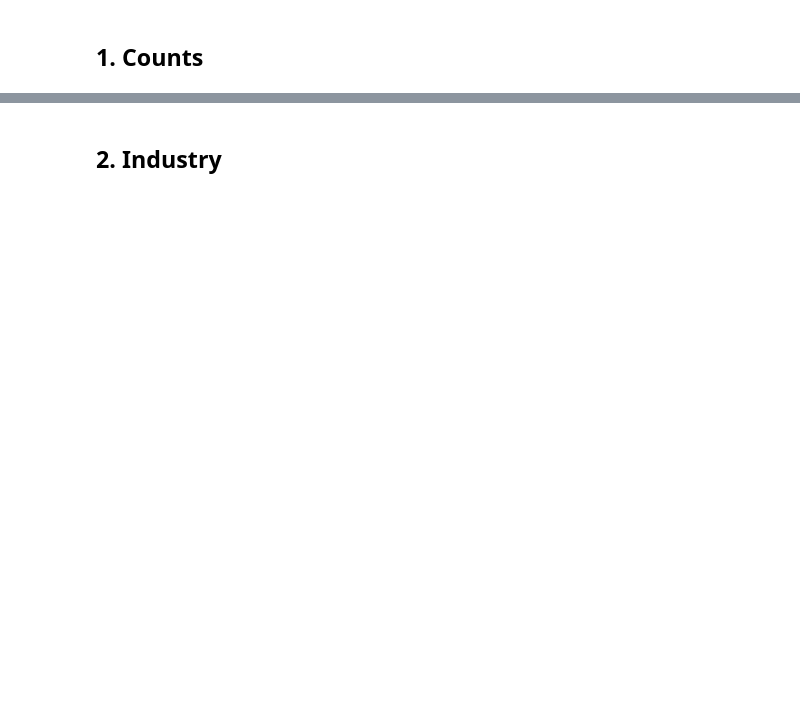
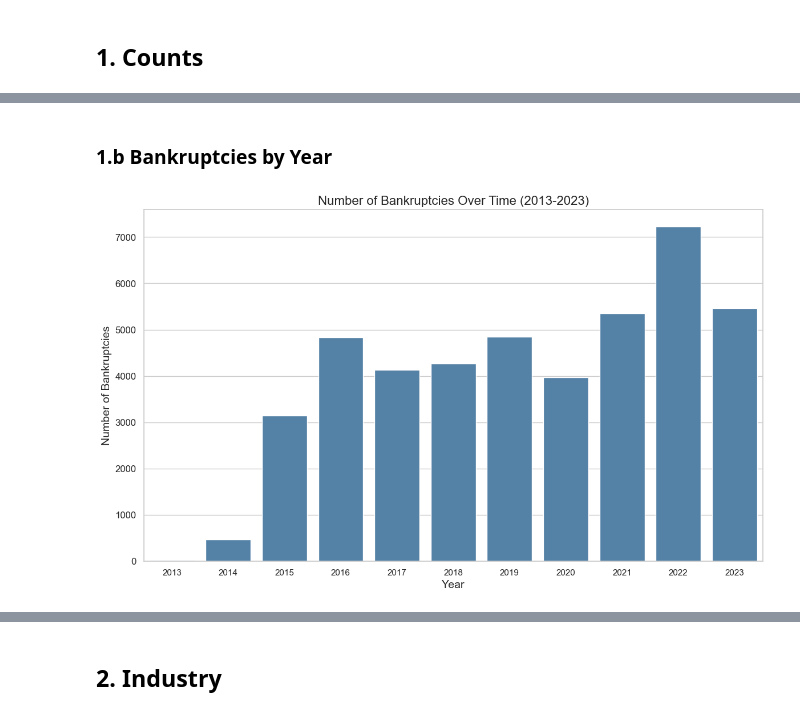
Before and after one commit to annabramsloew/company2vec, a Jupyter notebook: Notebooks/exploratory_analysis.ipynb, the cells around one changed output, grey strips where cells are left out. Drawn from its saved outputs; the diff is of its cells as text; code cells hidden in the pictures; blank space fills up the shorter version.

Commit message:
exploratory analysis of bankruptcy, selected categories (anna)

```diff
--- a/Notebooks/exploratory_analysis.ipynb
+++ b/Notebooks/exploratory_analysis.ipynb
@@ -219,0 +161,29 @@ tensor([5., 5., 5., 5., 5., 5., 5., 5., 5., 5.], dtype=torch.float64)
+# %% [markdown]
+### 1.b Bankruptcies by Year
+# %%
+# Prepare the data
+df_bankrupt = df_bankrupt.rename(columns={'NewValue': 'bankrupt_type'})
+df_bankrupt['bankrupt_date'] = pd.to_datetime(df_bankrupt['bankrupt_date'])
+df_bankrupt['year'] = df_bankrupt['bankrupt_date'].dt.year
+df_bankrupt_hist = df_bankrupt.loc[(df_bankrupt.year >= 2013)&(df_bankrupt.year <= 2023)]
+
+# Create a new dataframe for plotting
+bankruptcy_counts = df_bankrupt_hist.groupby('year').size().reset_index(name='count')
+
+# Set up the figure with seaborn styling
+sns.set(style='whitegrid')
+plt.figure(figsize=(14, 8))
+
+# Create a bar plot
+sns.barplot(data=bankruptcy_counts, x='year', y='count', color='steelblue')
+
+# Set titles and labels
+plt.title('Number of Bankruptcies Over Time (2013-2023)', fontsize=16)
+plt.xlabel('Year', fontsize=14)
+plt.ylabel('Number of Bankruptcies', fontsize=14)
+
+# Adjust tick parameters
+plt.yticks(fontsize=12)
+plt.show()
+# %% [output]
+[figure, added]
```
Also changed, not shown: parts of 85 cells of this notebook.
